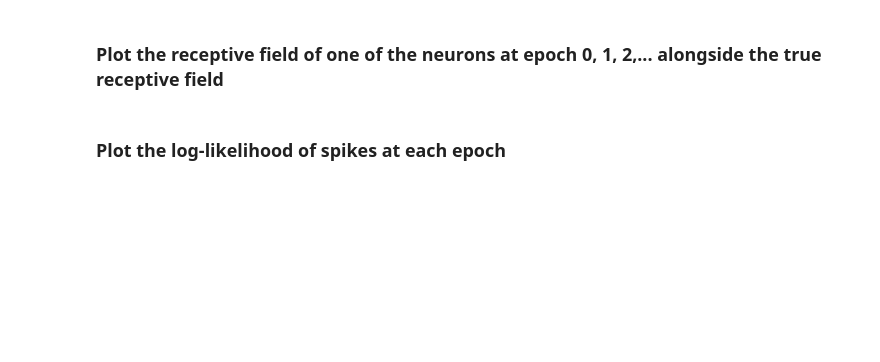
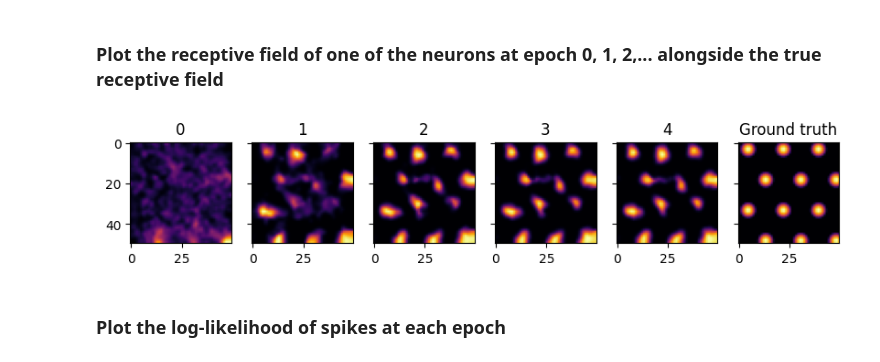
Before and after one commit to TomGeorge1234/SIMPL, a Jupyter notebook: demos/simpl_demo.ipynb, the cells around one changed output. Drawn from its saved outputs; the diff is of its cells as text; code cells hidden in the pictures; blank space fills up the shorter version.

```diff
--- a/demos/simpl_demo.ipynb
+++ b/demos/simpl_demo.ipynb
@@ -154,21 +209,25 @@ ax.legend()
 # %% [markdown]
 ### Plot the receptive field of one of the neurons at epoch 0, 1, 2,... alongside the true receptive field
 # %%
-fig, ax = plt.subplots(1, results.epoch.values[-1]+2, figsize=(10, 2), sharex=True, sharey=True)
-for epoch in range(0, results.epoch.values[-1]+1):
+fig, ax = plt.subplots(
+    1, results.epoch.values[-1] + 2, figsize=(10, 2), sharex=True, sharey=True
+)
+for epoch in range(0, results.epoch.values[-1] + 1):
     F = results.F.sel(epoch=epoch, neuron=10)
-    ax[epoch].imshow(F, cmap='inferno')
-    ax[epoch].set_title(f'{epoch}')
+    ax[epoch].imshow(F, cmap="inferno")
+    ax[epoch].set_title(f"{epoch}")
     # edge_map = results.place_field_outlines.sel(epoch=epoch, neuron=10).values[::-1].astype(float)
     # edge = ax[epoch].imshow(edge_map,extent=env.extent, cmap='Greys_r', alpha=edge_map,zorder=10)
 
-if 'Ft' in results.keys():
+if "Ft" in results.keys():
     FT = results.Ft.sel(neuron=10)
-    ax[-1].imshow(FT.T[::-1,::-1], cmap='inferno')
-    ax[-1].set_title('Ground truth')
+    ax[-1].imshow(FT.T[::-1, ::-1], cmap="inferno")
+    ax[-1].set_title("Ground truth")
 else:
-    ax[-1].set_title('No ground truth :(')
-    ax[-1].axis('off')
+    ax[-1].set_title("No ground truth :(")
+    ax[-1].axis("off")
+# %% [output]
+[figure, added]
 # %% [markdown]
 ### Plot the log-likelihood of spikes at each epoch
 # %%
```
Also changed, not shown: parts of 8 cells of this notebook.
